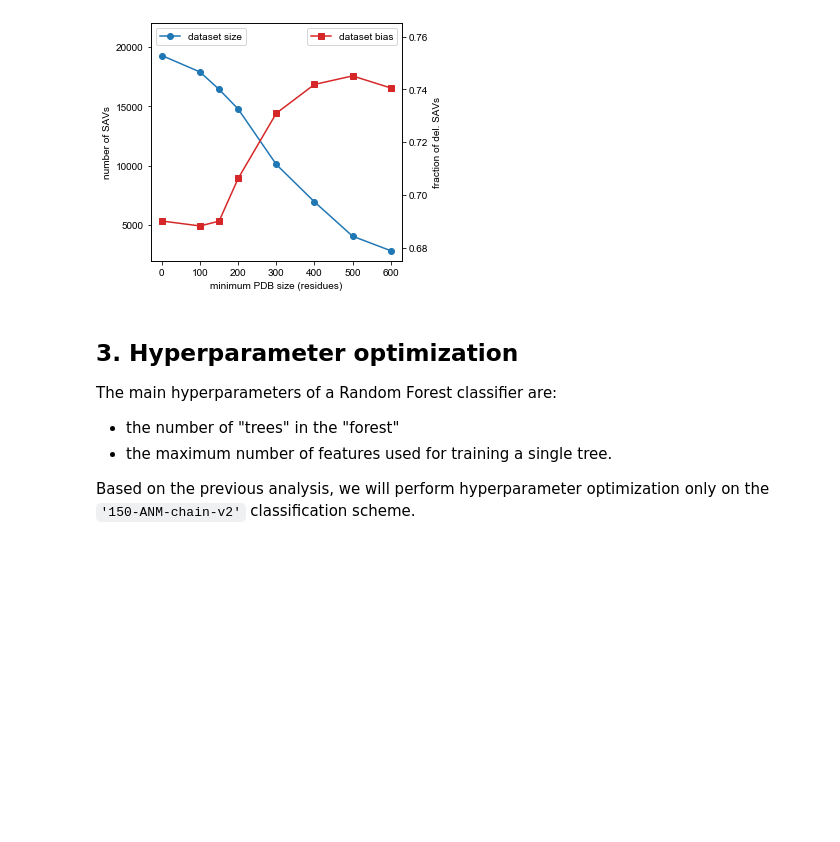
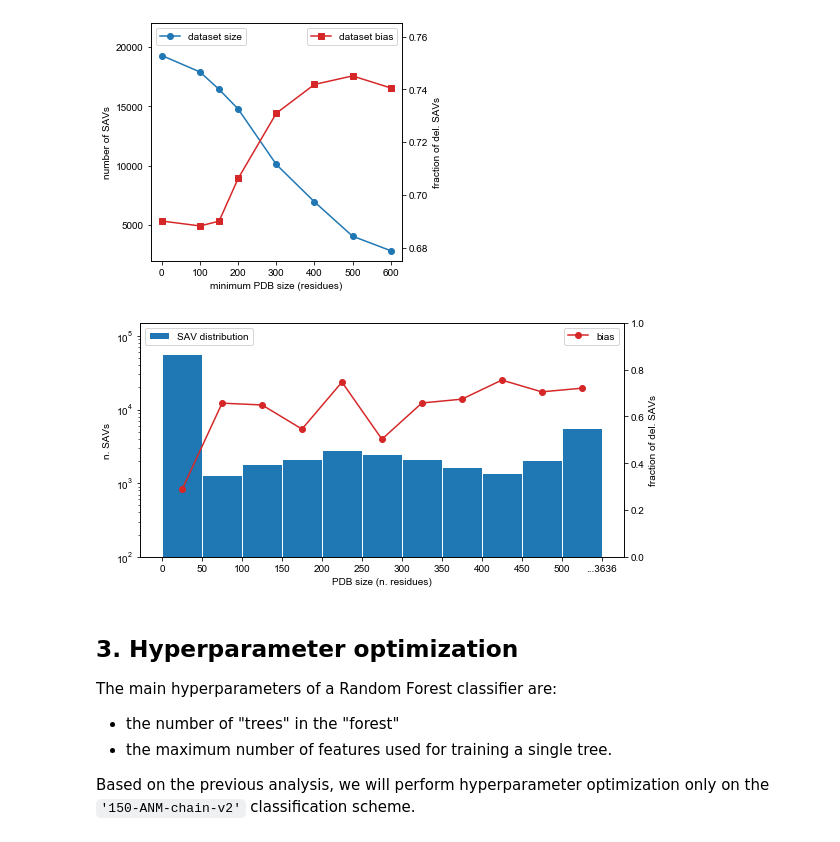
Before and after one commit to prody/rhapsody-tutorials, a Jupyter notebook: tutorials/2-Random_Forest_training/0-RF_optimization.ipynb, the cells around one changed output. Cells and saved outputs as stored; diff of their text form; code cells hidden in the pictures; blank space fills up the shorter version.

Commit message:
RF_optimization, SAV/bias distrib. added

```diff
--- a/tutorials/2-Random_Forest_training/0-RF_optimization.ipynb
+++ b/tutorials/2-Random_Forest_training/0-RF_optimization.ipynb
@@ -454,6 +454,43 @@ plt.tight_layout()
 fig.savefig('local/figures/dataset_size_vs_bias.png', dpi=300)
 # %% [output]
 [figure]
+# %%
+sizes = np.zeros(11)
+dels = np.zeros(11)
+for entry in ID:
+    l = entry['PDB_length']
+    i = min(int(l/50), 10)
+    sizes[i] += 1
+    if entry['true_label'] == 1:
+        dels[i] += 1
+biases = np.divide(dels, sizes)
+
+fig, ax = plt.subplots(1, 1, figsize=(8,4))
+
+x = np.arange(11) + .5
+ax.bar(x, sizes, color='C0', width=1, edgecolor='w', label='SAV distribution')
+ax2 = ax.twinx()
+ax2.plot(x, biases, 'C3-o', label='bias')
+
+ax.set_yscale('log')
+ax.set_xlabel('PDB size (n. residues)')
+ax.set_ylabel('n. SAVs')
+ax2.set_ylabel('fraction of del. SAVs')
+ax.set_ylim(100, 150000)
+ax2.set_ylim(0,1)
+
+ax.set_xticks(range(12))
+xlabels = [str(i*50) for i in range(11)]
+xlabels.append('...{}'.format(max(ID['PDB_length'])))
+ax.set_xticklabels(xlabels)
+
+ax.legend(loc='upper left')
+ax2.legend(loc='upper right')
+
+plt.tight_layout()
+fig.savefig('local/figures/size_and_bias_distributions.png', dpi=300)
+# %% [output]
+[figure, added]
 # %% [markdown]
 ## 3. Hyperparameter optimization
 
```
